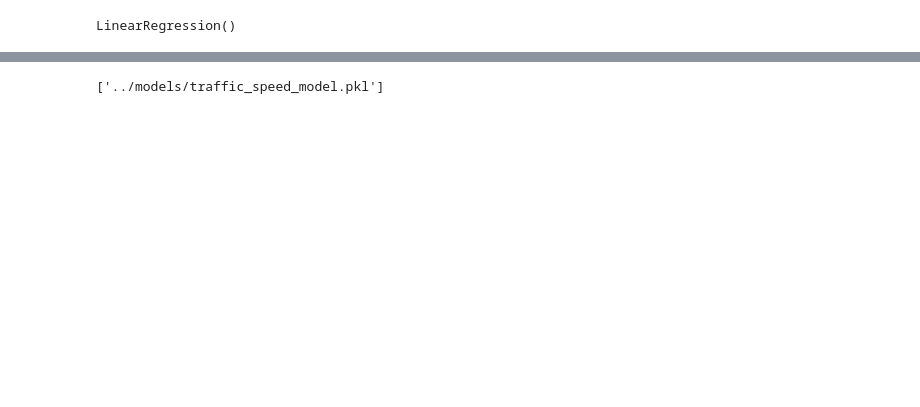
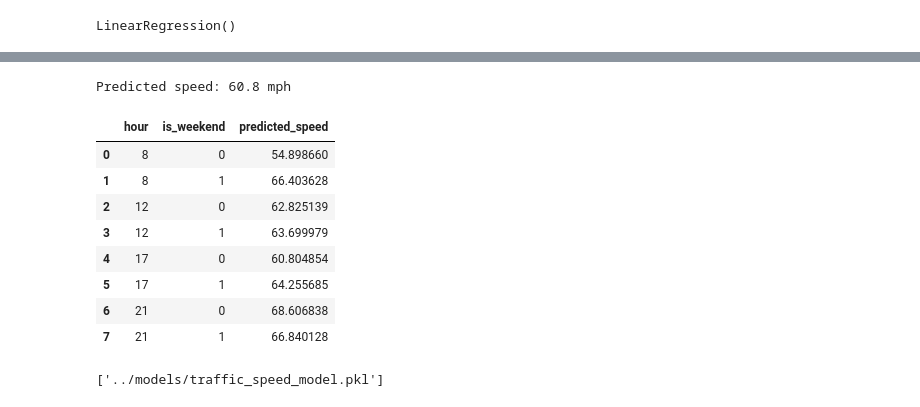
Before and after one commit to Freeooss/bay_area_traffic_analysis, a Jupyter notebook: notebooks/03_modeling.ipynb, the cells around one changed output, grey strips where cells are left out. Drawn from its saved outputs; the diff is of its cells as text; code cells hidden in the pictures; blank space fills up the shorter version.

```diff
--- a/notebooks/03_modeling.ipynb
+++ b/notebooks/03_modeling.ipynb
@@ -5,5 +5,7 @@ df = pd.read_csv(
     "../data/processed/i280_nb_cleaned.csv"
 )
 # %%
-X = df[["hour", "flow"]]
+X = df[["hour", "is_weekend"]].copy()
 y = df["speed"]
+# %%
+X["is_weekend"] = X["is_weekend"].astype(int)
@@ -45,6 +70,7 @@ rf_model = RandomForestRegressor(
     random_state=42
 )
 
-rf_model.fit(X_train, y_train)
-
-rf_predictions = rf_model.predict(X_test)
+rf_model.fit(
+    X_train,
+    y_train
+)
@@ -67,3 +122,47 @@ Random Forest R²: 0.6151500976990661
+# %%
+import pandas as pd
+
+example = pd.DataFrame({
+    "hour": [17],
+    "is_weekend": [0]
+})
+
+prediction = rf_model.predict(example)
+
+print(f"Predicted speed: {prediction[0]:.1f} mph")
+# %% [output]
+Predicted speed: 60.8 mph
+# %%
+test_cases = pd.DataFrame({
+    "hour": [
+        8, 8,
+        12, 12,
+        17, 17,
+        21, 21
+    ],
+    "is_weekend": [
+        0, 1,
+        0, 1,
+        0, 1,
+        0, 1
+    ]
+})
+
+test_cases["predicted_speed"] = rf_model.predict(
+    test_cases
+)
+
+test_cases
+# %% [output]
+|  | hour | is_weekend | predicted_speed |
+| 0 | 8 | 0 | 54.898660 |
+| 1 | 8 | 1 | 66.403628 |
+| 2 | 12 | 0 | 62.825139 |
+| 3 | 12 | 1 | 63.699979 |
+| 4 | 17 | 0 | 60.804854 |
+| 5 | 17 | 1 | 64.255685 |
+| 6 | 21 | 0 | 68.606838 |
+| 7 | 21 | 1 | 66.840128 |
 # %%
 import joblib
 # %%
```
Also changed, not shown: parts of 7 cells of this notebook, 3 other files.
